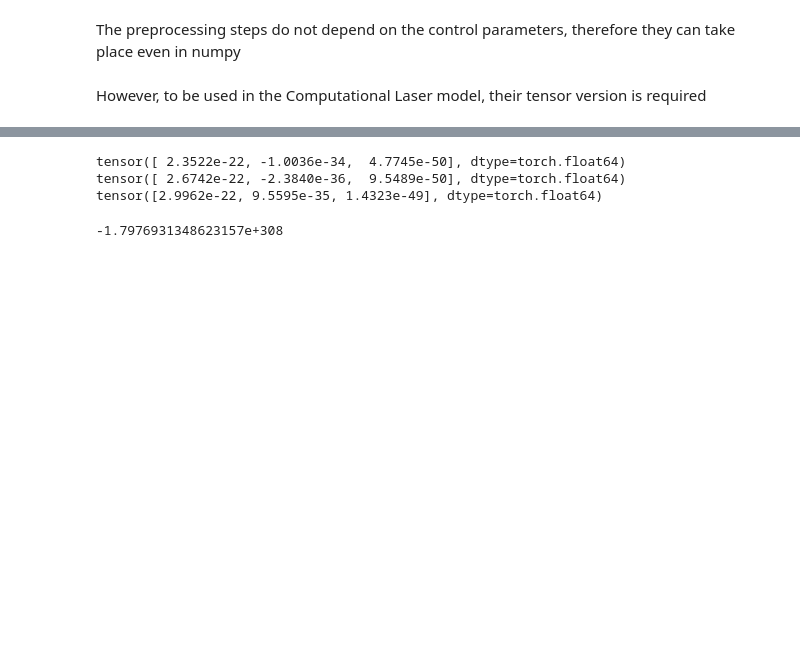
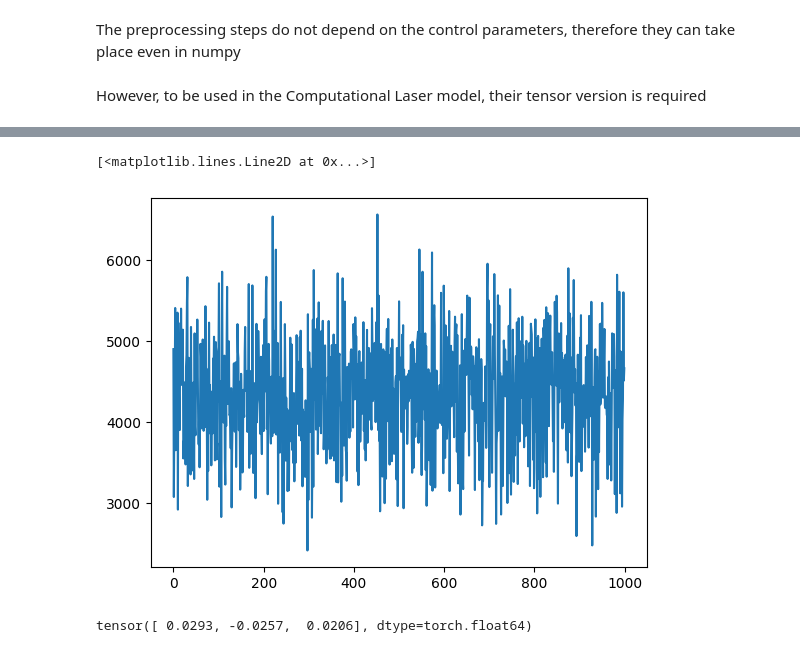
Before and after one commit to fracapuano/TempoRL, a Jupyter notebook: notebooks/GradientBasedOptimisation/optimisation.ipynb, the cells around one changed output, grey strips where cells are left out. Cells and saved outputs as stored; diff of their text form; code cells hidden in the pictures; blank space fills up the shorter version.

```diff
--- a/notebooks/GradientBasedOptimisation/optimisation.ipynb
+++ b/notebooks/GradientBasedOptimisation/optimisation.ipynb
@@ -51,6 +51,6 @@ compressor_params = -1 * torch.tensor([267.422 * 1e-24, -2.384 * 1e-36, 9.54893
 
 laser = CL(frequency = frequency * 1e-12, field = field, compressor_params = compressor_params)
 # %%
-from utils.LaserOpt import LaserOptimization
-lOpt = LaserOptimization(laser)
+from utils.LaserOpt import LaserOptimization, optimization
+lOpt = LaserOptimization(laser).to("cuda") if torch.cuda.is_available() else LaserOptimization(laser)
 # %% [markdown]
@@ -107,10 +57,0 @@ class LaserOptimization(torch.nn.Module):
-# %%
-lOpt = LaserOptimization()
-# %%
-print(lOpt.low_bound)
-print(-1 * compressor_params)
-print(lOpt.up_bound)
-# %% [output]
-tensor([ 2.3522e-22, -1.0036e-34,  4.7745e-50], dtype=torch.float64)
-tensor([ 2.6742e-22, -2.3840e-36,  9.5489e-50], dtype=torch.float64)
-tensor([2.9962e-22, 9.5595e-35, 1.4323e-49], dtype=torch.float64)
@@ -119,4 +58,15 @@ low, up = lOpt.low_bound, lOpt.up_bound
-# %%
-torch.nan_to_num((torch.log(up - lOpt.up_bound)).sum()).item()
-# %% [output]
--1.7976931348623157e+308
+# %%
+from torch.optim import Adam
+# SGD optimizers applied to the considered problem in the considered setting
+opt = Adam(lOpt.parameters(), lr = 1e-3)
+# start optimization process
+losses, best_candidate = optimization(lOpt, opt, maxit = int(1e3))
+# %%
+plt.plot(losses.detach())
+# %% [output]
+[<matplotlib.lines.Line2D at 0x...>]
+[figure, added]
+# %%
+best_candidate
+# %% [output]
+tensor([ 0.0293, -0.0257,  0.0206], dtype=torch.float64)
```
Also changed, not shown: parts of 3 cells of this notebook, 1 other file.
